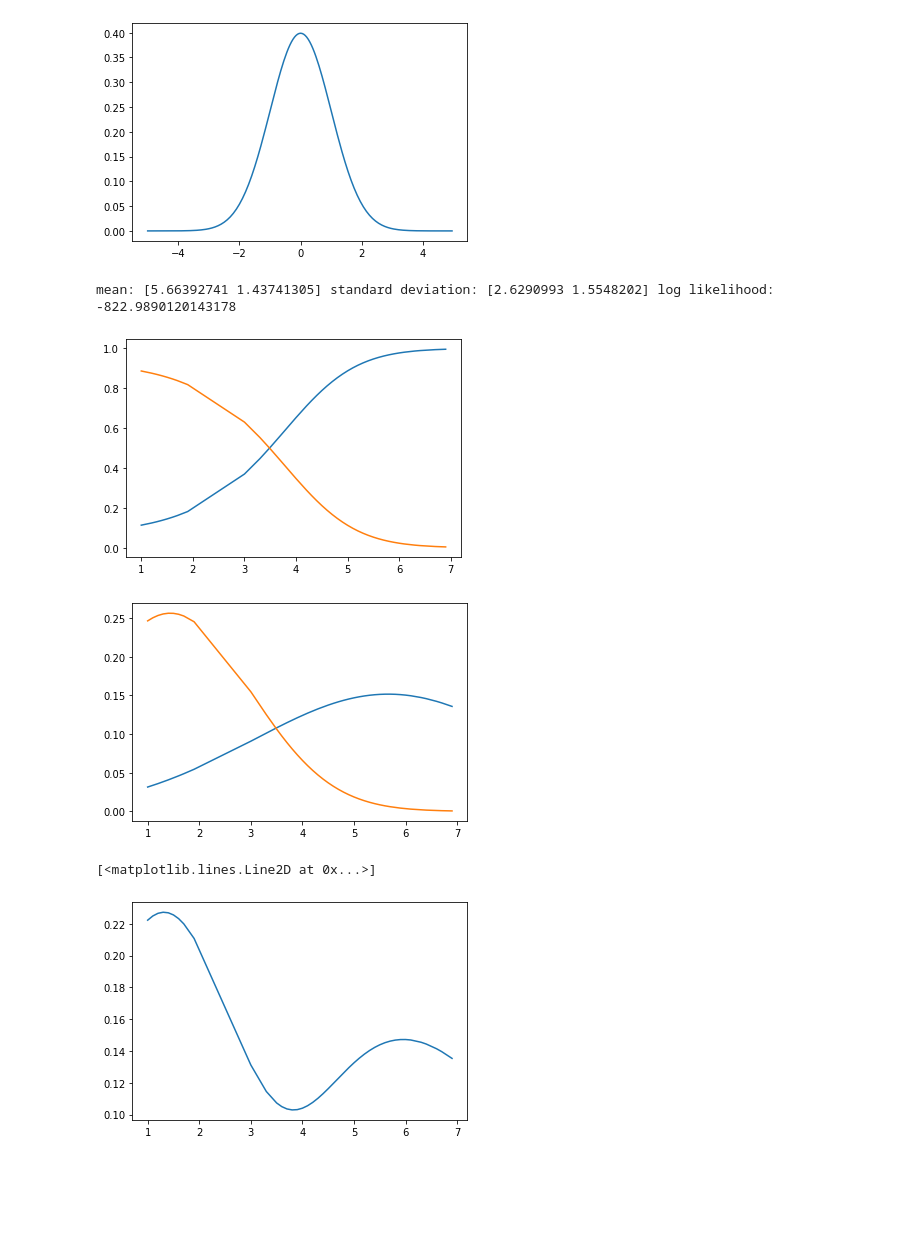
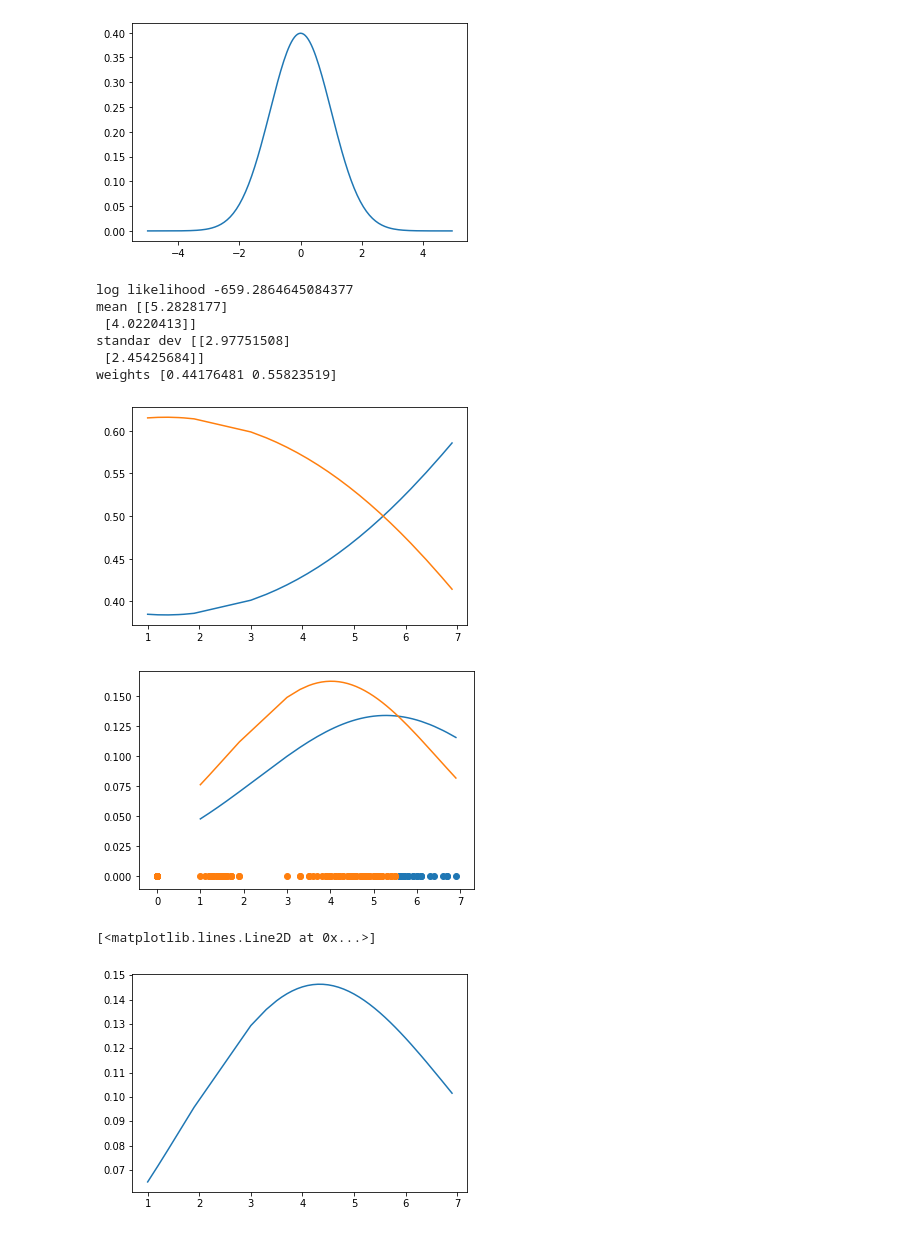
Before and after one commit to smrutijz/exploration, a Jupyter notebook: gaussian/simple em model.ipynb, the cells around one changed output. Saved outputs shown, nothing was run; the diff lists cells and outputs as text; code cells hidden in the pictures; blank space fills up the shorter version.

```diff
--- a/gaussian/simple em model.ipynb
+++ b/gaussian/simple em model.ipynb
@@ -101,7 +101,7 @@ class gmm():
             self.log_likelihood_value = np.append(self.log_likelihood_value, self.log_likelihood(self.prob))
 
             self.post_prob = self.posterior_probability()
-            self.prior = self.post_prob.sum(axis=1)
+            self.prior = self.post_prob.sum(axis=1)/self.post_prob.sum(axis=1).sum(axis=0)
 
             if verbose:
                 print("mean:", self.mu.T[0, :], "standard deviation:", self.sigma.T[0], "log likelihood:", self.log_likelihood_value[self.num_iter])
@@ -110,20 +110,39 @@ class gmm():
                 break
 # %%
 X = np.sort(data[:, 2])
-model = gmm(k=2, data=X)
-model.fit(10)
+model_list = []
+for i in range(1000):
+    model_list.append(gmm(k=2, data=X))
+    model_list[i].fit(10, verbose = False)
-# %% [output]
-mean: [5.66392741 1.43741305] standard deviation: [2.6290993 1.5548202] log likelihood: -822.9890120143178
+# %%
+ll_array = np.array([model.log_likelihood_value[-1] for model in model_list])
+model_list = np.array(model_list)[~np.isnan(ll_array)]
+# %%
+model_index = np.argmax([model.log_likelihood_value[-1] for model in model_list])
+model = model_list[model_index]
+# %%
+print("log likelihood", model.log_likelihood_value[-1])
+print("mean", model.mu)
+print("standar dev", model.sigma)
+print("weights", model.prior)
+# %% [output]
+log likelihood -659.2864645084377
+mean [[5.2828177]
+ [4.0220413]]
+standar dev [[2.97751508]
+ [2.45425684]]
+weights [0.44176481 0.55823519]
 # %%
 for i in range(model.k):
     plt.plot(X, model.post_prob[i])
 # %% [output]
-[figure, old version]
+[figure, new version]
 # %%
 for i in range(model.k):
     plt.plot(X, model.prob[i])
+    plt.scatter(((model.post_prob.T>0.5) * X.reshape(-1,1))[:,i], np.zeros(X.shape[0]))
 # %% [output]
-[figure, old version]
+[figure, new version]
 # %%
 for i in range(model.k):
     if i == 0:
@@ -133,4 +152,4 @@ for i in range(model.k):
 plt.plot(X, wx)
 # %% [output]
 [<matplotlib.lines.Line2D at 0x...>]
-[figure, old version]
+[figure, new version]
```
Also changed, not shown: 1 other file.
